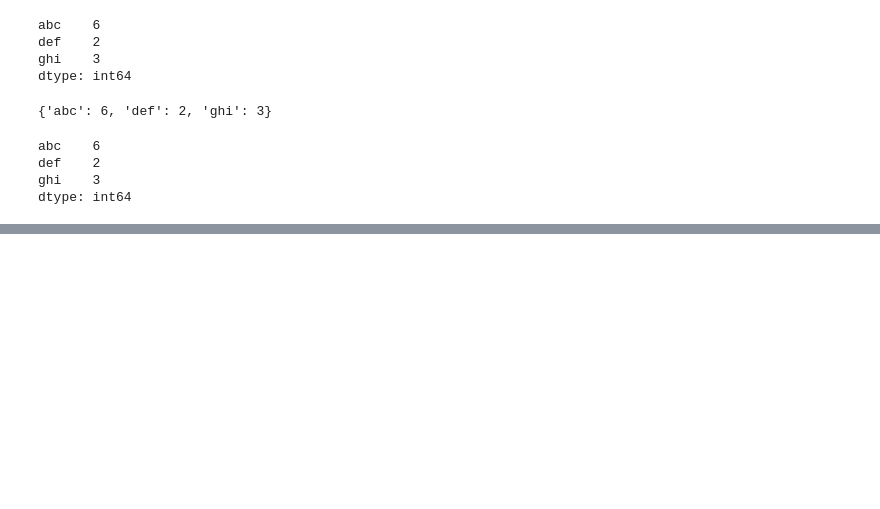
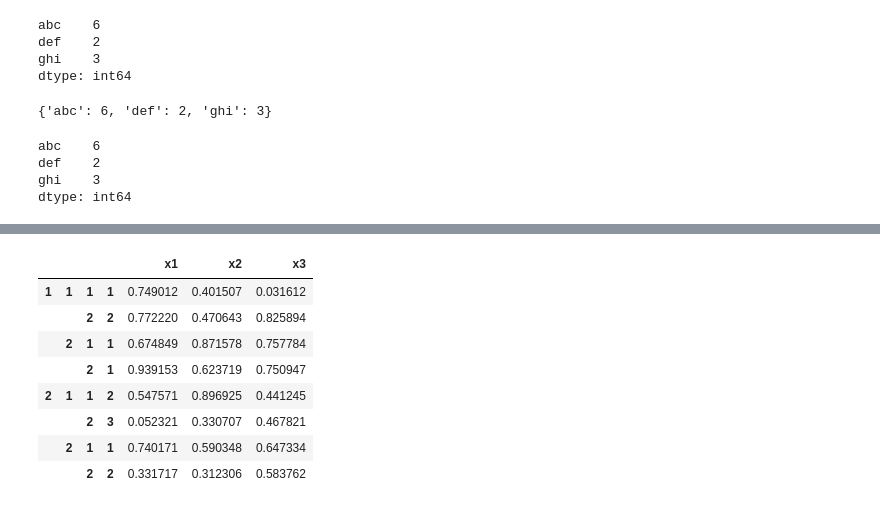
Before and after one commit to VatsalMargi/DL_Python, a Jupyter notebook: U21EC139_EXP_3.ipynb, the cells around one changed output, grey strips where cells are left out. Drawn from its saved outputs; the diff is of its cells as text; code cells hidden in the pictures; blank space fills up the shorter version.

```diff
--- a/U21EC139_EXP_3.ipynb
+++ b/U21EC139_EXP_3.ipynb
@@ -448,0 +637,8 @@ dtype: int64
+# %%
+first = [1,1,1,1,2,2,2,2]
+second = [1,1,2,2,1,1,2,2]
+third = [1,2,1,2,1,2,1,2]
+fourth=[1,2,1,1,2,3,1,2]
+ind = list(zip(first,second,third,fourth))
+ind = pd.MultiIndex.from_tuples(ind)
+ind
@@ -448,0 +655,13 @@ dtype: int64
+# %%
+a = pd.DataFrame(np.random.rand(8,3),index=ind,columns=['x1','x2','x3'])
+a
+# %% [output]
+|  |  |  |  | x1 | x2 | x3 |
+| 1 | 1 | 1 | 1 | 0.749012 | 0.401507 | 0.031612 |
+|  |  | 2 | 2 | 0.772220 | 0.470643 | 0.825894 |
+|  | 2 | 1 | 1 | 0.674849 | 0.871578 | 0.757784 |
+|  |  | 2 | 1 | 0.939153 | 0.623719 | 0.750947 |
+| 2 | 1 | 1 | 2 | 0.547571 | 0.896925 | 0.441245 |
+|  |  | 2 | 3 | 0.052321 | 0.330707 | 0.467821 |
+|  | 2 | 1 | 1 | 0.740171 | 0.590348 | 0.647334 |
+|  |  | 2 | 2 | 0.331717 | 0.312306 | 0.583762 |
```
Also changed, not shown: parts of 34 cells of this notebook, 1 other file.
